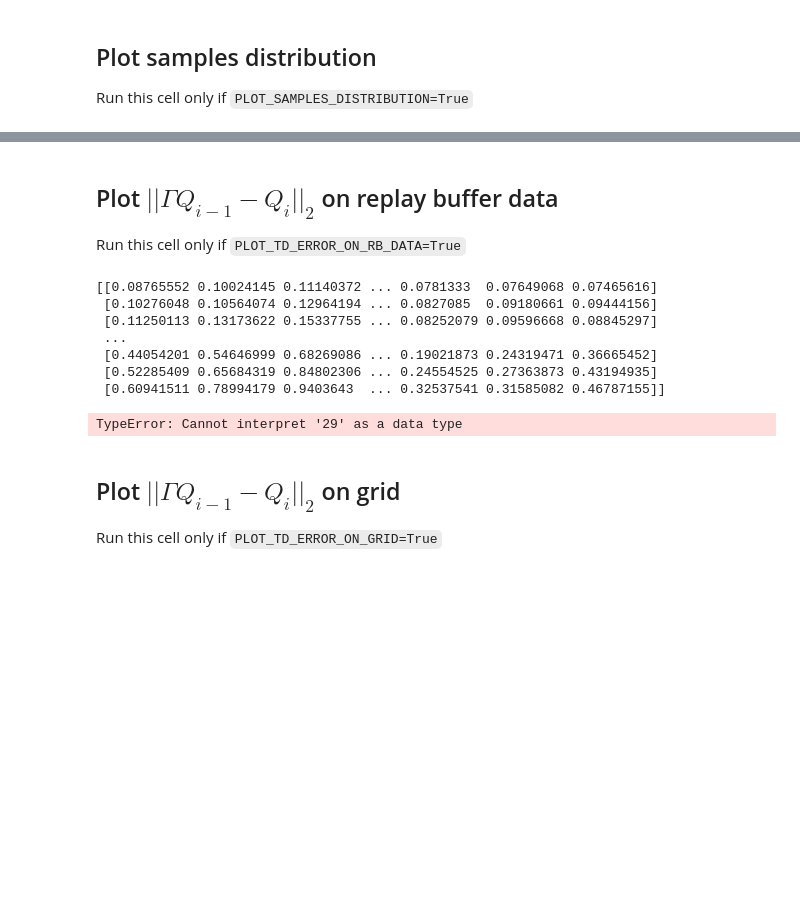
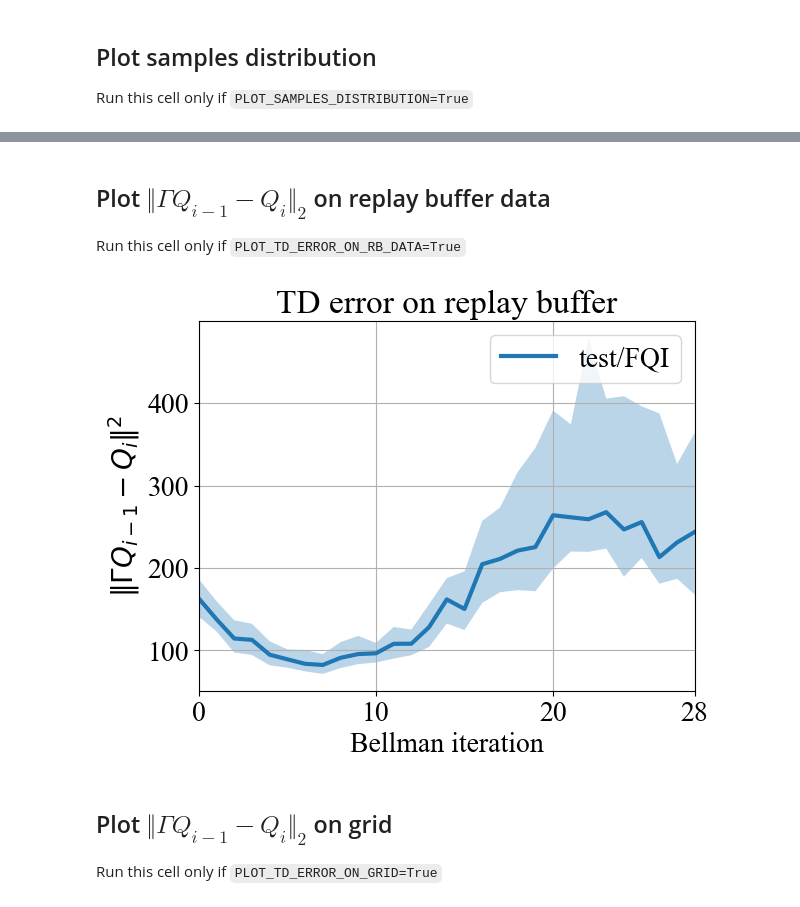
Before and after one commit to theovincent/slimDQN, a Jupyter notebook: experiments/CarOnHill/plots.ipynb, the cells around one changed output, grey strips where cells are left out. Drawn from its saved outputs; the diff is of its cells as text; code cells hidden in the pictures; blank space fills up the shorter version.

```diff
--- a/experiments/CarOnHill/plots.ipynb
+++ b/experiments/CarOnHill/plots.ipynb
@@ -65,25 +75,21 @@ for experiment in experiment_seed_folder_map:
 # %% [markdown]
-## Plot $||\Gamma Q_{i-1} - Q_i||_2$ on replay buffer data
+## Plot $\Vert \Gamma Q_{i-1} - Q_i\Vert_2$ on replay buffer data
 Run this cell only if `PLOT_TD_ERROR_ON_RB_DATA=True`
 # %%
 td_error_on_rb = {}
 for experiment in experiment_seed_folder_map:
-    n_seeds = len(metrics[experiment]["q_i_grid"])
-    print(metrics[experiment]["q_i_grid"]["seed=10"])
-    n_bellman_iterations = list(metrics[experiment]["T_q_rb"].values())[0].shape[0]
-    td_error_on_rb[experiment] = np.zeros(n_seeds, n_bellman_iterations)
+    n_seeds = len(metrics[experiment]["q_i_rb"])
+    n_bellman_iterations = list(metrics[experiment]["q_i_rb"].values())[0].shape[0]
+    td_error_on_rb[experiment] = np.zeros((n_seeds, n_bellman_iterations-1))
     for idx_seed, seed_run in enumerate(experiment_seed_folder_map[experiment]):
-        td_error_on_rb[experiment][idx_seed] = (metrics[experiment]["T_q_rb"][seed_run] - metrics[experiment]["q_i_rb"][seed_run]).mean(axis=(1,2))
+        td_error_on_rb[experiment][idx_seed] = np.linalg.norm(
+                        metrics[experiment]["T_q_rb"][seed_run]
+                        - metrics[experiment]["q_i_rb"][seed_run][1:][np.arange(n_bellman_iterations-1)[:, None],np.arange(len(metrics[experiment]["rb_store"]["action"])), metrics[experiment]["rb_store"]["action"]]
+                    , axis=1)**2
+plot_value("Bellman iteration", "$\Vert \Gamma Q_{i-1} - Q_i\Vert^2$", np.arange(0, n_bellman_iterations-1).tolist(), td_error_on_rb, ticksize=10, title="TD error on replay buffer", fontsize=20, linewidth=3).savefig(os.path.join(BASE_PATH, experiments_to_run[0], "td_error_rb_data.pdf"))
 # %% [output]
-[[0.08765552 0.10024145 0.11140372 ... 0.0781333  0.07649068 0.07465616]
- [0.10276048 0.10564074 0.12964194 ... 0.0827085  0.09180661 0.09444156]
- [0.11250113 0.13173622 0.15337755 ... 0.08252079 0.09596668 0.08845297]
- ...
- [0.44054201 0.54646999 0.68269086 ... 0.19021873 0.24319471 0.36665452]
- [0.52285409 0.65684319 0.84802306 ... 0.24554525 0.27363873 0.43194935]
- [0.60941511 0.78994179 0.9403643  ... 0.32537541 0.31585082 0.46787155]]
-TypeError: Cannot interpret '29' as a data type
+[figure, added]
 # %% [markdown]
-## Plot $||\Gamma Q_{i-1} - Q_i||_2$ on grid
+## Plot $\Vert\Gamma Q_{i-1} - Q_i\Vert_2$ on grid
 Run this cell only if `PLOT_TD_ERROR_ON_GRID=True`
 # %%
```
Also changed, not shown: parts of 17 cells of this notebook, 3 other files.
